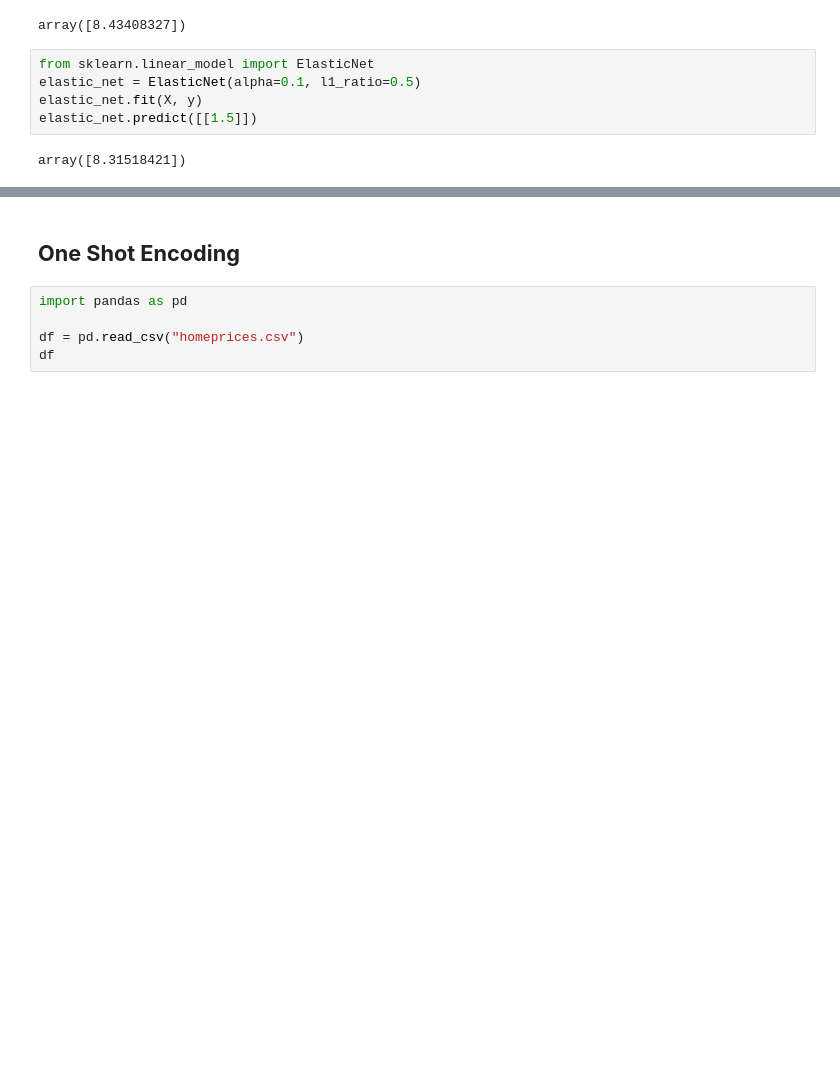
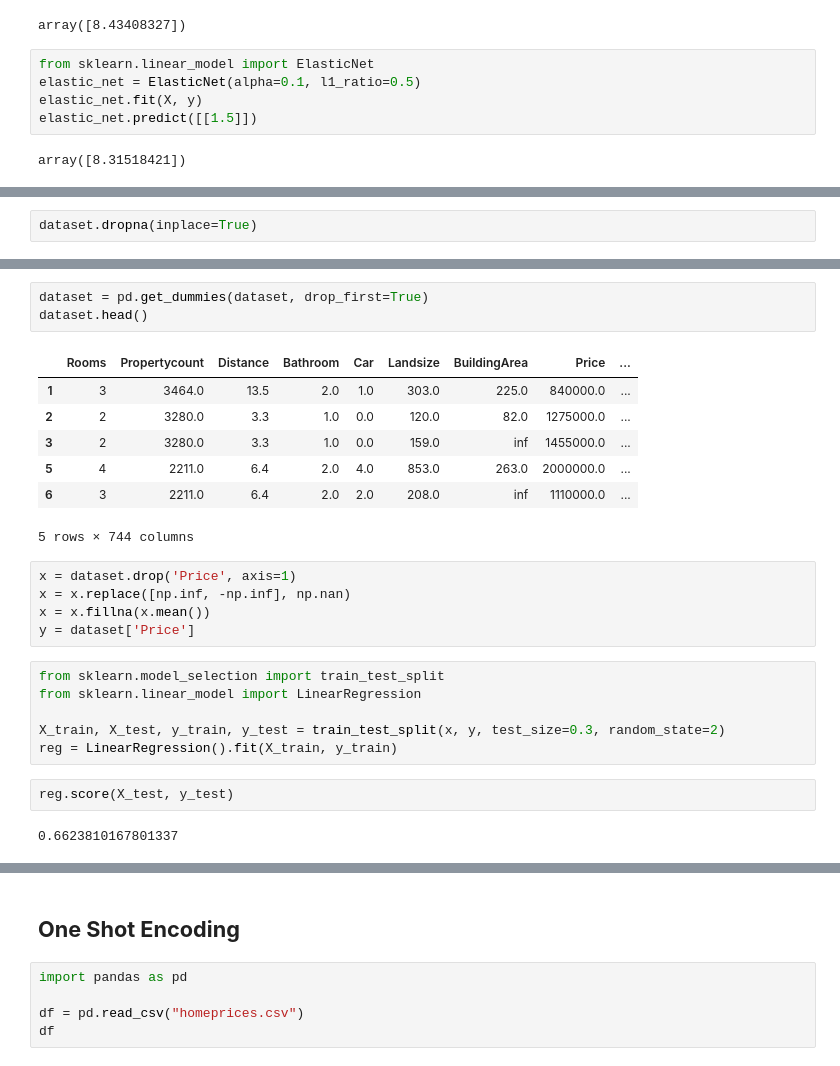
Before and after one commit to Emon3469/Machine-Learning, a Jupyter notebook: machine_learning.ipynb, the cells around one changed output, grey strips where cells are left out. Drawn from its saved outputs; the diff is of its cells as text; blank space fills up the shorter version.

```diff
--- a/machine_learning.ipynb
+++ b/machine_learning.ipynb
@@ -336,0 +431,2 @@ array([8.31518421])
+# %%
+dataset.dropna(inplace=True)
@@ -336,0 +437,26 @@ array([8.31518421])
+# %%
+dataset = pd.get_dummies(dataset, drop_first=True)
+dataset.head()
+# %% [output]
+|  | Rooms | Propertycount | Distance | Bathroom | Car | Landsize | BuildingArea | Price | ... |
+| 1 | 3 | 3464.0 | 13.5 | 2.0 | 1.0 | 303.0 | 225.0 | 840000.0 | ... |
+| 2 | 2 | 3280.0 | 3.3 | 1.0 | 0.0 | 120.0 | 82.0 | 1275000.0 | ... |
+| 3 | 2 | 3280.0 | 3.3 | 1.0 | 0.0 | 159.0 | inf | 1455000.0 | ... |
+| 5 | 4 | 2211.0 | 6.4 | 2.0 | 4.0 | 853.0 | 263.0 | 2000000.0 | ... |
+| 6 | 3 | 2211.0 | 6.4 | 2.0 | 2.0 | 208.0 | inf | 1110000.0 | ... |
+5 rows × 744 columns
+# %%
+x = dataset.drop('Price', axis=1)
+x = x.replace([np.inf, -np.inf], np.nan)
+x = x.fillna(x.mean())
+y = dataset['Price']
+# %%
+from sklearn.model_selection import train_test_split
+from sklearn.linear_model import LinearRegression
+
+X_train, X_test, y_train, y_test = train_test_split(x, y, test_size=0.3, random_state=2)
+reg = LinearRegression().fit(X_train, y_train)
+# %%
+reg.score(X_test, y_test)
+# %% [output]
+0.6623810167801337
```
Also changed, not shown: parts of 14 cells of this notebook.
